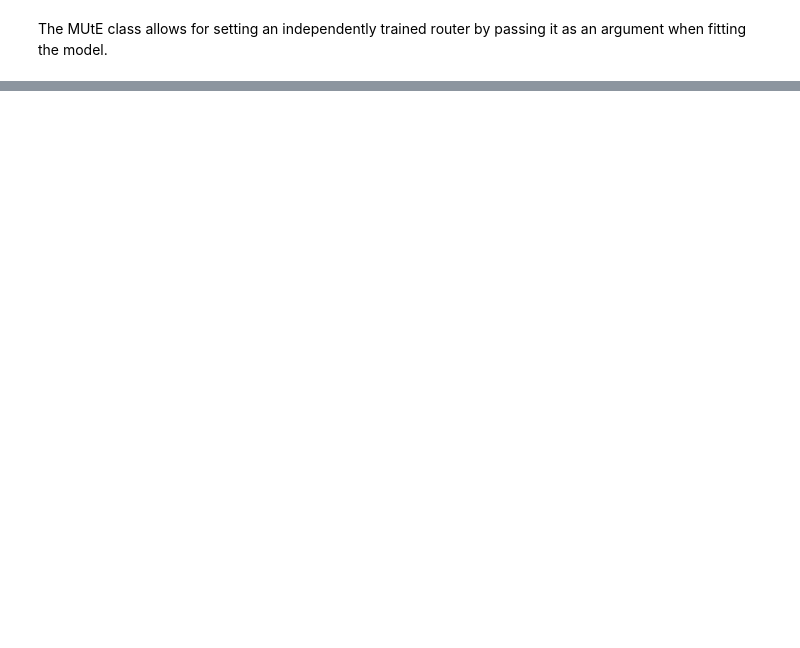
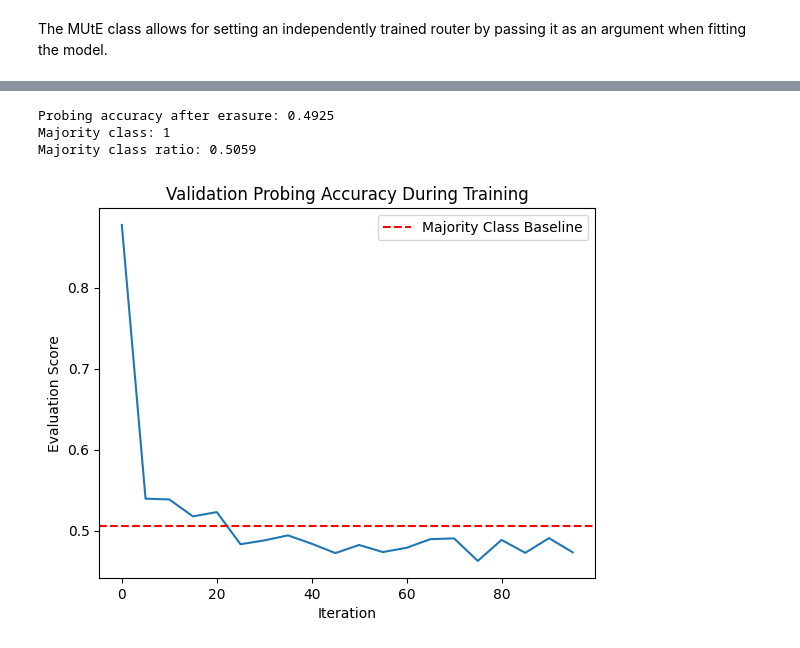
Before and after one commit to ToineSayan/MUtE, a Jupyter notebook: notebooks/minimal.ipynb, the cells around one changed output, grey strips where cells are left out. Cells and saved outputs as stored; diff of their text form; code cells hidden in the pictures; blank space fills up the shorter version.

```diff
--- a/notebooks/minimal.ipynb
+++ b/notebooks/minimal.ipynb
@@ -226,0 +232,59 @@ Probing accuracy after erasure: 0.4875
+# %%
+import torch
+from sklearn.metrics import accuracy_score
+from sklearn.neural_network import MLPClassifier
+def eval_probing_accuracy(x, z, x_val, z_val):
+    x = x.detach().cpu().numpy() if torch.is_tensor(x) else x
+    z = z.detach().cpu().numpy() if torch.is_tensor(z) else z
+    x_val = x_val.detach().cpu().numpy() if torch.is_tensor(x_val) else x_val
+    z_val = z_val.detach().cpu().numpy() if torch.is_tensor(z_val) else z_val
+    # select at most 5000 training samples
+    if len(x) > 5000:
+        # select random 5000 samples
+        indices = np.random.choice(len(x), 5000, replace=False)
+        x = x[indices]
+        z = z[indices]
+    clfs = [MLPClassifier(random_state=42+i, early_stopping=True) for i in range(10)]
+    scores = [accuracy_score(z_val, clf.fit(x, z).predict(x_val)) for clf in clfs]
+    return sum(scores) / len(scores)
+# %%
+# Select 10% of the data for validation
+val_size = int(0.1 * len(x))
+x_val = x[:val_size]
+z_val = z[:val_size]
+x = x[val_size:]
+z = z[val_size:]
+
+# Initialize the erasure model with optimal erasure set to False
+erasure_model = MUtE(nsteps=100, optimal_erasure=False)
+erasure_model.fit(x, z, class_predictor=clf, eval_function=eval_probing_accuracy, eval_every=5, validation_data=x_val, validation_labels=z_val) # learn the erasure function
+x_ = erasure_model.transform(x)
+x_test_ = erasure_model.transform(x_test)
+
+
+# Evaluation (probing accuracy)
+clf_ = MLPClassifier(random_state=42, early_stopping=True).fit(x_, z)
+print(f"Probing accuracy after erasure: {accuracy_score(z_test, clf_.predict(x_test_)):.4f}")
+
+
+
+eval_scores = erasure_model.evals
+# draw the evaluation scores during training
+import matplotlib.pyplot as plt
+plt.plot([eval_score[0] for eval_score in eval_scores],[eval_score[1] for eval_score in eval_scores])
+# display the majority class label baseline
+majority_class = max(set(z), key=list(z).count)
+majority_ratio = list(z).count(majority_class) / len(z)
+print(f"Majority class: {majority_class}")
+print(f"Majority class ratio: {majority_ratio:.4f}")
+plt.axhline(y=majority_ratio, color='r', linestyle='--', label='Majority Class Baseline')
+plt.legend()
+plt.xlabel('Iteration')
+plt.ylabel('Evaluation Score')
+plt.title('Validation Probing Accuracy During Training')
+plt.show()
+# %% [output]
+Probing accuracy after erasure: 0.4925
+Majority class: 1
+Majority class ratio: 0.5059
+[figure, added]
```
Also changed, not shown: parts of 16 cells of this notebook.
